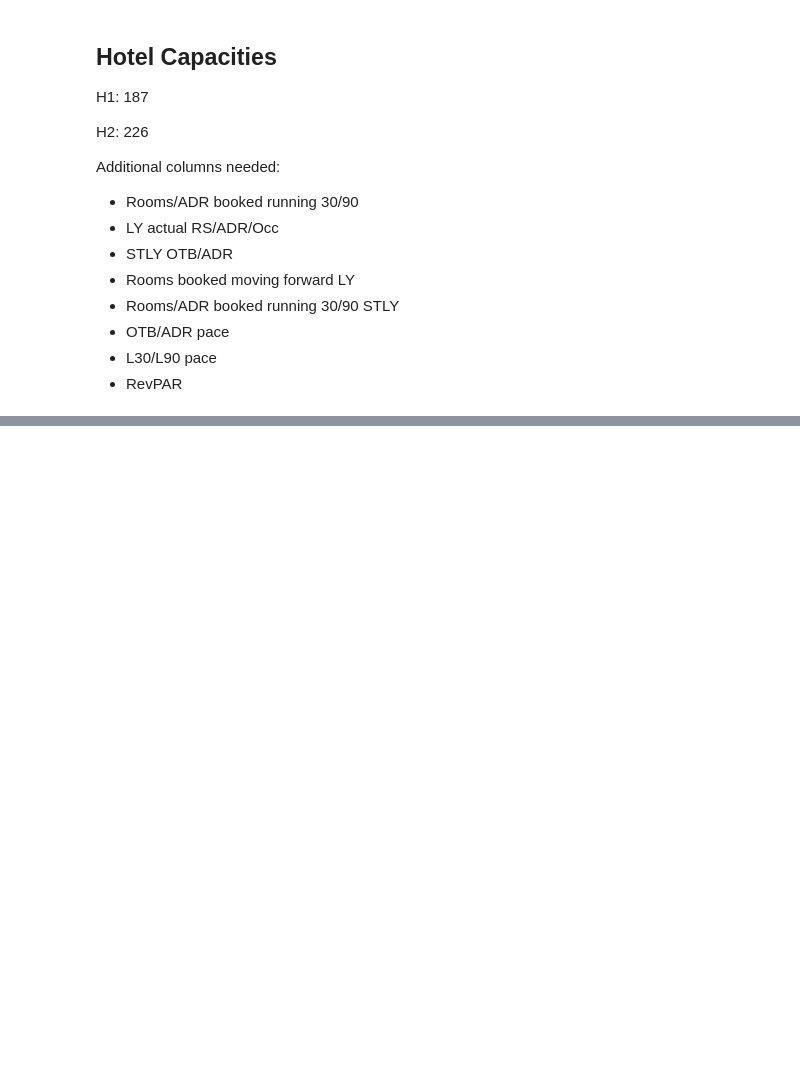
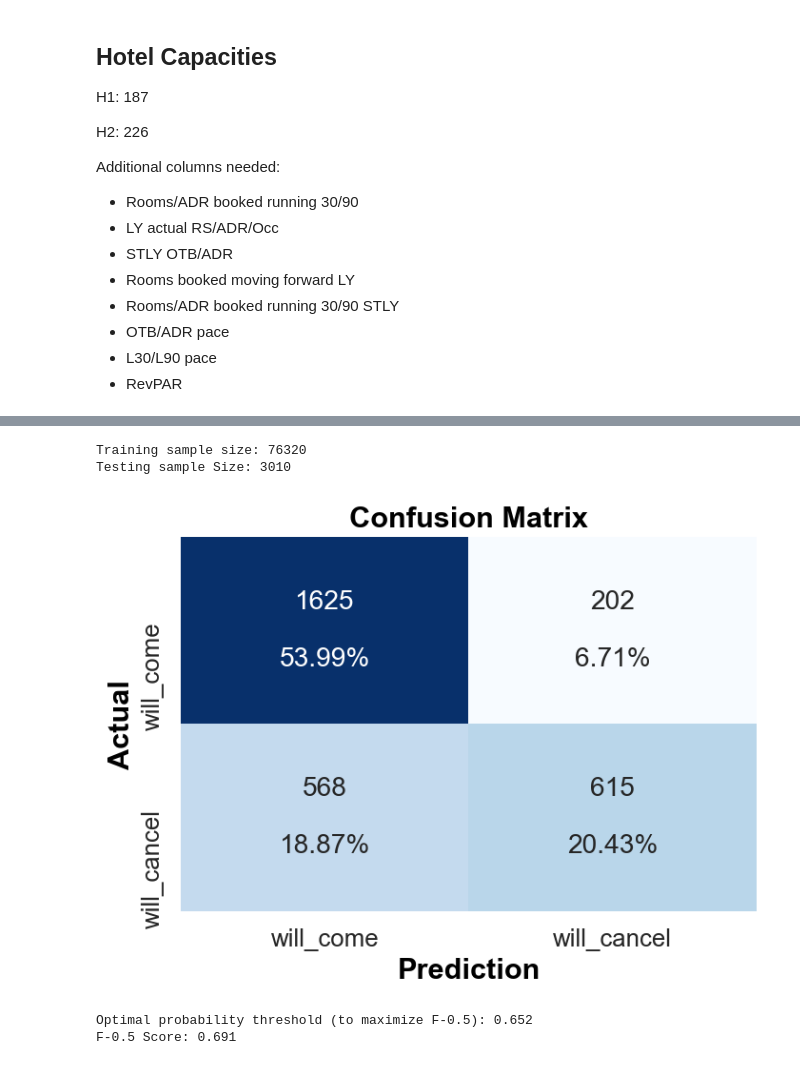
Before and after one commit to edubu2/hotel-revman-system, a Jupyter notebook: code/setup_simulation.ipynb, the cells around one changed output, grey strips where cells are left out. Cells and saved outputs as stored; diff of their text form; code cells hidden in the pictures; blank space fills up the shorter version.

```diff
--- a/code/setup_simulation.ipynb
+++ b/code/setup_simulation.ipynb
@@ -79,5 +86,11 @@ h1_dbd.loc['2016-08-02', ["RoomsSold"]]
 # h1_sim.to_pickle("pickle/h1_sim.pick")
 # h1_sim.to_csv("pickle/h1_sim.csv")
 # %%
-h2_sim = generate_simulation(h2_futures, h2_dbd, "2017-08-01", 2, h2_res)
+h2_sim = generate_simulation(h2_dbd, "2017-08-01", 2, h2_res)
 h2_sim.head(3)
+# %% [output]
+Training sample size: 76320
+Testing sample Size: 3010
+[figure, added]
+Optimal probability threshold (to maximize F-0.5): 0.652
+F-0.5 Score: 0.691
```
Also changed, not shown: parts of 23 cells of this notebook, 2 other files.
